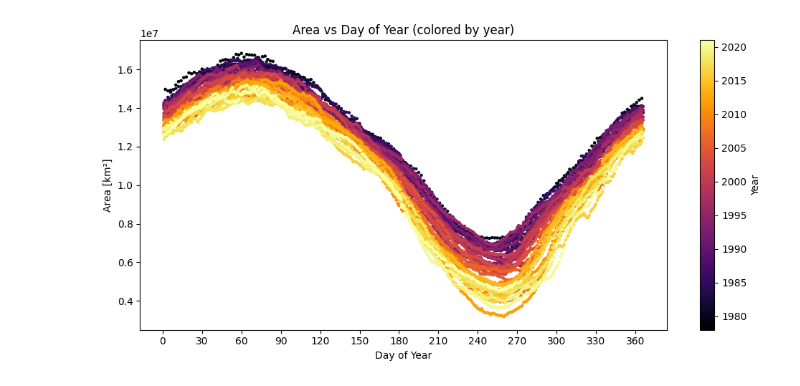
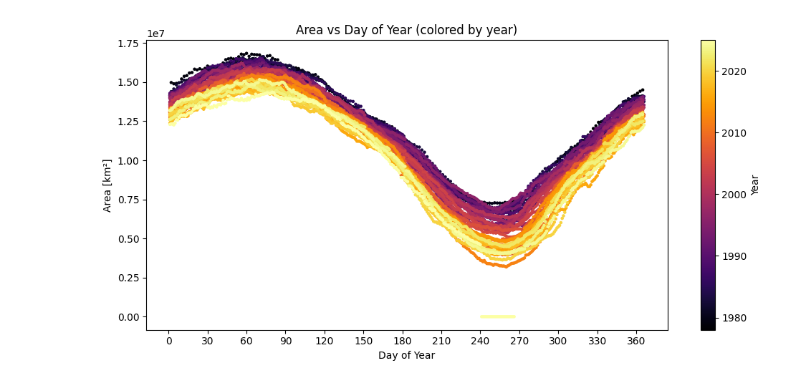
Before and after one commit to nwalser/CS163, a Jupyter notebook: proprocessing/main.ipynb, the cells around one changed output. Drawn from its saved outputs; the diff is of its cells as text; code cells hidden in the pictures.

```diff
--- a/proprocessing/main.ipynb
+++ b/proprocessing/main.ipynb
@@ -1,24 +1,22 @@
 # %%
 # GENERAL IMPORTS
-from IPython.display import display
-import pandas as pd
-from PIL import Image
-import numpy as np
-import os
+import matplotlib.pyplot as plt
 import requests, re
 from bs4 import BeautifulSoup
 from urllib.parse import urljoin
 from concurrent.futures import ThreadPoolExecutor, as_completed
 import threading
+from tqdm.notebook import tqdm
+
+plt.rcParams['image.cmap'] = 'inferno'
+# %%
+# DOWNLOAD DATA
+archive_url = "https://noaadata.apps.nsidc.org/NOAA/G02135/north/daily/geotiff/"
+name_pattern = re.compile(r".*extent_v4.0.tif$")
+data_dir = "images"
+max_workers = 20
 # %%
-# DOWNLOAD DATA
-archive_url = "https://noaadata.apps.nsidc.org/NOAA/G02135/north/daily/geotiff/"
-name_pattern = re.compile(r".*extent_v4.0.tif$")
-data_dir = "data"
-max_workers = 20
-
 print_lock = threading.Lock()
-
 
 def download_file(url, outdir):
     os.makedirs(outdir, exist_ok=True)
@@ -86,12 +113,11 @@ df["date"] = pd.to_datetime(df["date"], format="%Y%m%d")
 # %%
 # CALCULATE AREA
 pixel_size = 25
+n_images = images.shape[0]
+areas = np.zeros(n_images, dtype='int64')
 
-def calculate_area(path):
-    img = Image.open(path).convert("L")
-    arr = np.array(img)
-    return np.sum(arr == 255) * pixel_size**2
-
-df["area"] = df["local_path"].apply(calculate_area)
+for i in tqdm(range(n_images)):
+    mask = np.all(images[i] == 255, axis=-1)
+    areas[i] = np.sum(mask) * pixel_size**2
 # %%
 # CALCULATE AGE OF SEA ICE
@@ -121,18 +165,15 @@ df["age"] = df.apply(calculate_age, axis=1)
 # %%
-import matplotlib.pyplot as plt
-import matplotlib.dates as mdates
-
-df['day_of_year'] = df['date'].dt.dayofyear
-df['year'] = df['date'].dt.year
+day_of_year = (dates - dates.astype('datetime64[Y]')).astype(int) + 1
+year = dates.astype('datetime64[Y]').astype(int) + 1970
 
 plt.figure(figsize=(10,5))
-scatter = plt.scatter(df['day_of_year'], df['area'], c=df['year'], cmap='inferno', s=5)
+scatter = plt.scatter(day_of_year, areas, c=year, cmap='inferno', s=5)
 plt.xlabel("Day of Year")
 plt.ylabel("Area [km²]")
 plt.title("Area vs Day of Year (colored by year)")
 plt.xticks(range(0, 366, 30))
 plt.colorbar(scatter, label='Year')
 plt.tight_layout()
 plt.show()
 # %% [output]
-[figure, old version]
+[figure, new version]
```
Also changed, not shown: parts of 7 cells of this notebook, 1 other file.
